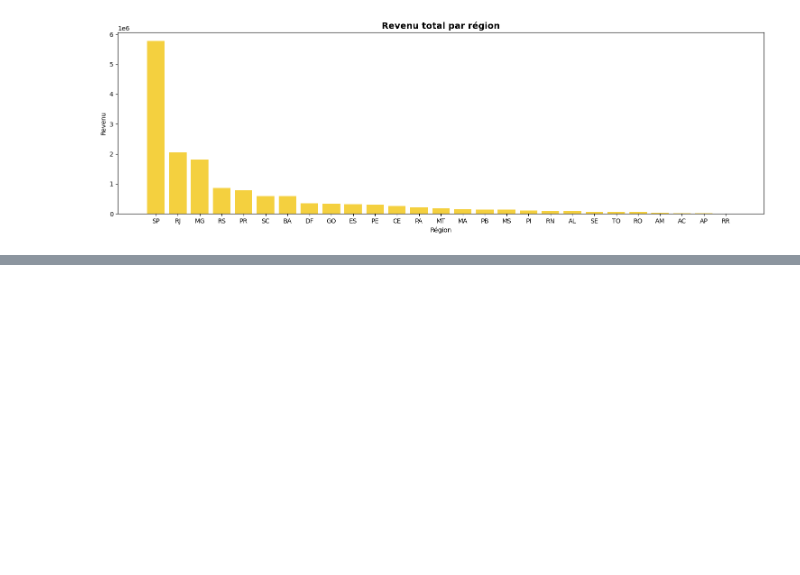
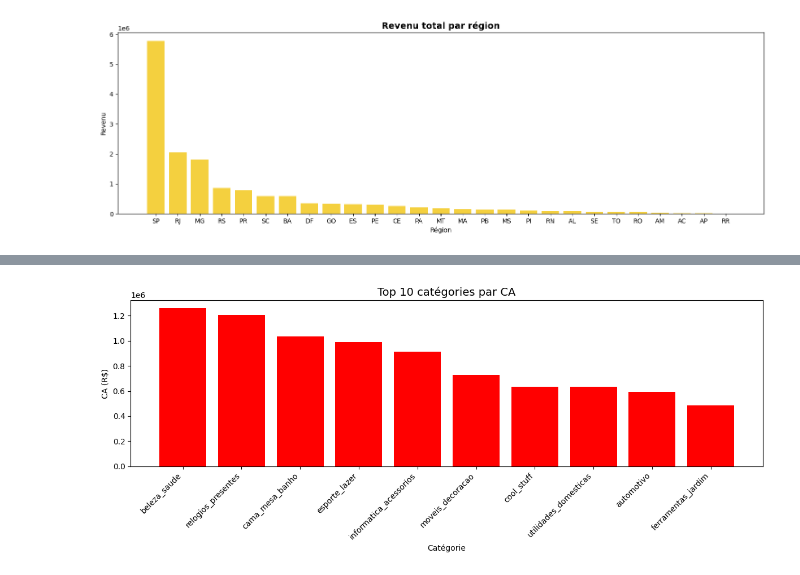
Before and after one commit to Safariyatousani/Projet-Olist, a Jupyter notebook: notebooks/analyse_olist.ipynb, the cells around one changed output, grey strips where cells are left out. Drawn from its saved outputs; the diff is of its cells as text; code cells hidden in the pictures; blank space fills up the shorter version.

```diff
--- a/notebooks/analyse_olist.ipynb
+++ b/notebooks/analyse_olist.ipynb
@@ -327,3 +327,15 @@ plt.savefig("../visuals/revenu_total_par_region.png", dpi=150, bbox_inches="tigh
 plt.show()
 # %% [output]
 [figure]
+# %%
+query = """
+SELECT p.product_category_name AS categorie,
+       ROUND(SUM(i.price), 2) AS chiffre_affaires
+FROM items i
+JOIN products p ON i.product_id = p.product_id
+GROUP BY categorie
+ORDER BY chiffre_affaires DESC
+LIMIT 10
+"""
+top_categories = pd.read_sql(query, conn)
+print(top_categories)
@@ -329,0 +354,14 @@ plt.show()
+# %%
+fig, ax = plt.subplots(figsize=(12, 5))
+ax.bar(top_categories["categorie"],
+       top_categories["chiffre_affaires"],
+       color="r")
+plt.title("Top 10 catégories par CA", fontsize=14)
+plt.xlabel("Catégorie")
+plt.ylabel("CA (R$)")
+plt.xticks(rotation=45, ha="right")
+plt.tight_layout()
+plt.savefig("../visuals/top_categories.png", dpi=150)
+plt.show()
+# %% [output]
+[figure, added]
```
Also changed, not shown: parts of 15 cells of this notebook.
